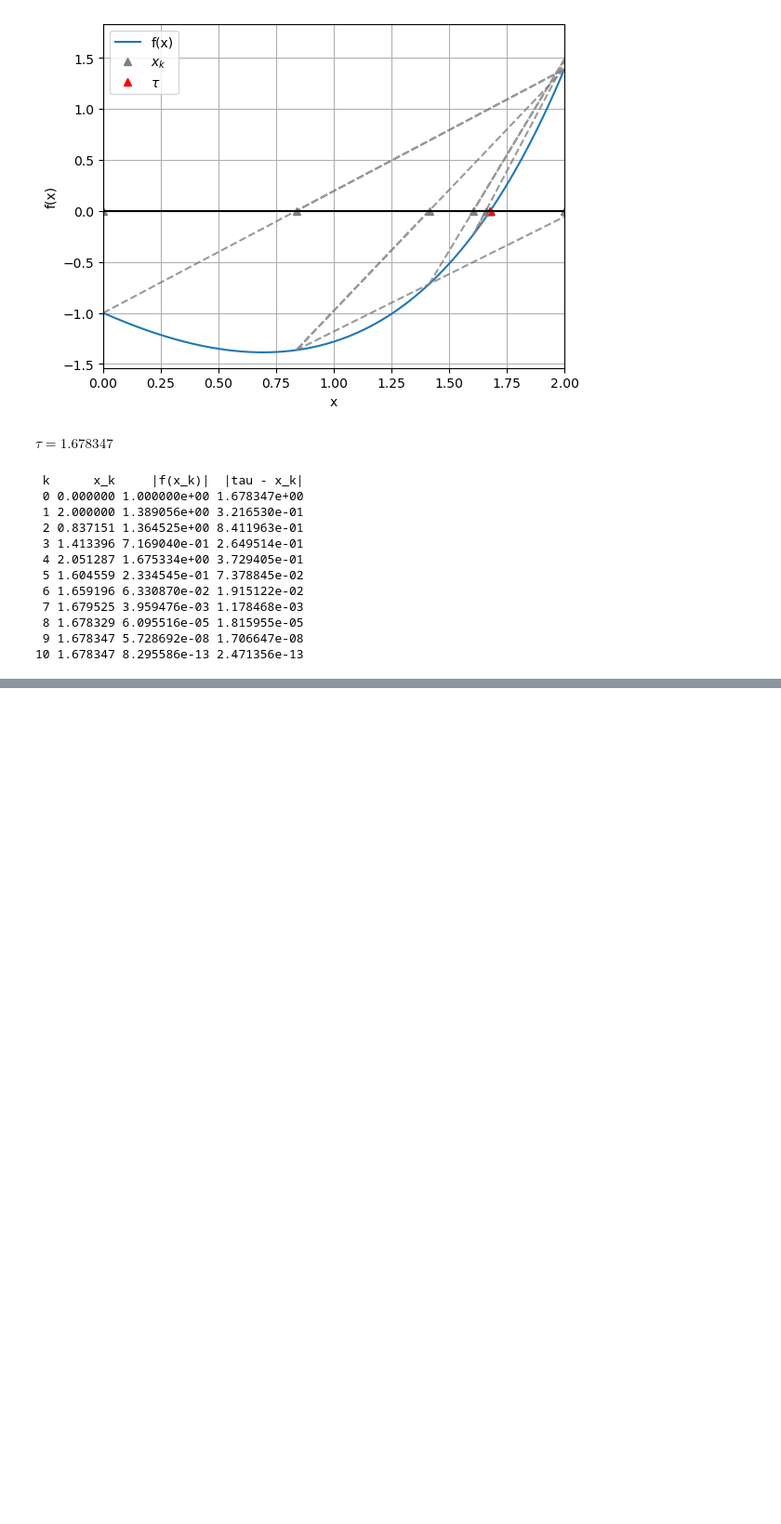
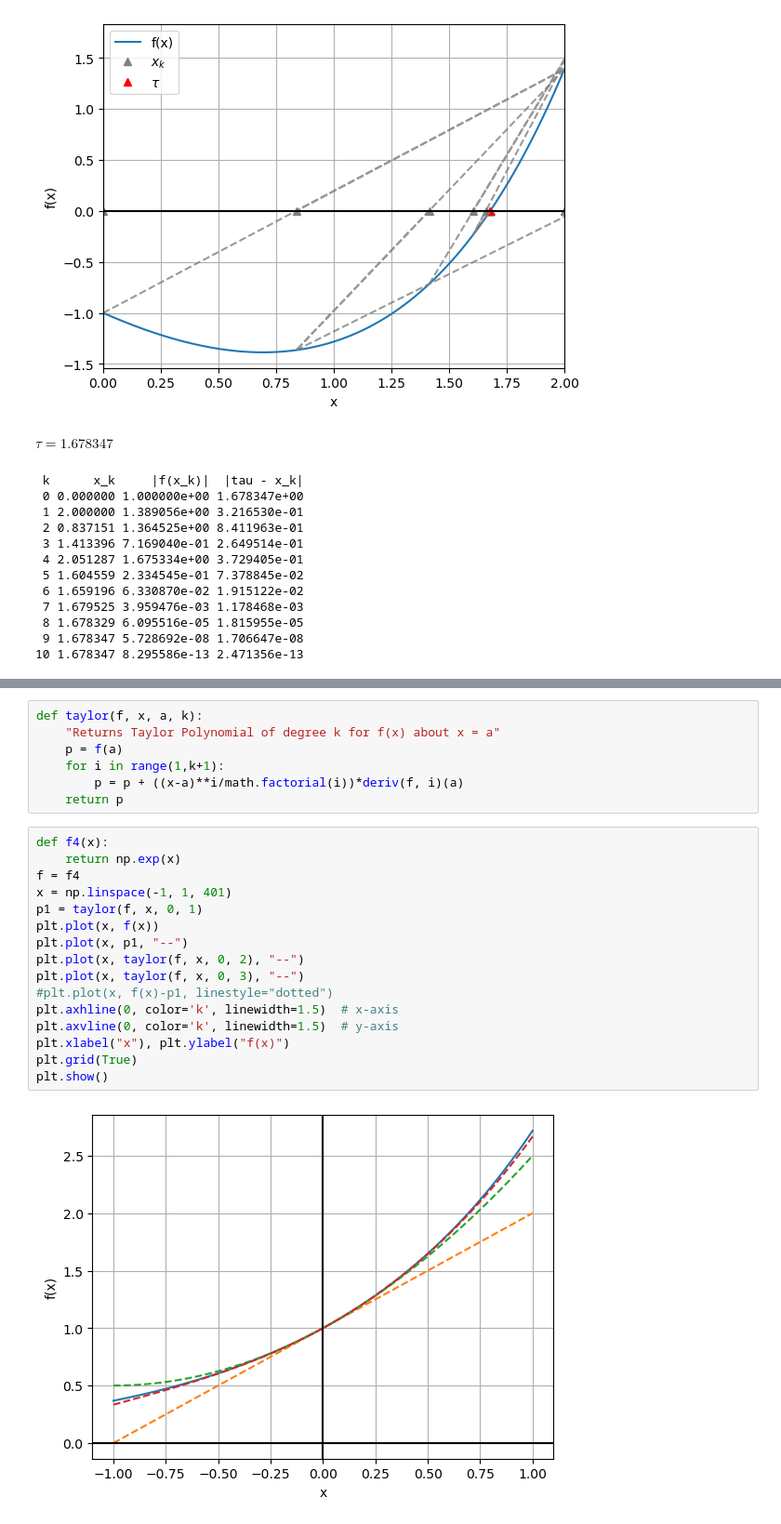
Before and after one commit to CaoimheMannion/Maths, a Jupyter notebook: MA385.ipynb, the cells around one changed output, grey strips where cells are left out. Shown at 93% size. Saved outputs shown, nothing was run; the diff lists cells and outputs as text; blank space fills up the shorter version.

Commit message:
taylors series

```diff
--- a/MA385.ipynb
+++ b/MA385.ipynb
@@ -242,0 +277,25 @@ $\tau = 1.678347$
+# %%
+def taylor(f, x, a, k):
+    "Returns Taylor Polynomial of degree k for f(x) about x = a"
+    p = f(a)
+    for i in range(1,k+1):
+        p = p + ((x-a)**i/math.factorial(i))*deriv(f, i)(a)
+    return p
+# %%
+def f4(x):
+    return np.exp(x)
+f = f4
+x = np.linspace(-1, 1, 401)
+p1 = taylor(f, x, 0, 1)
+plt.plot(x, f(x))
+plt.plot(x, p1, "--")
+plt.plot(x, taylor(f, x, 0, 2), "--")
+plt.plot(x, taylor(f, x, 0, 3), "--")
+#plt.plot(x, f(x)-p1, linestyle="dotted")
+plt.axhline(0, color='k', linewidth=1.5)  # x-axis
+plt.axvline(0, color='k', linewidth=1.5)  # y-axis
+plt.xlabel("x"), plt.ylabel("f(x)")
+plt.grid(True)
+plt.show()
+# %% [output]
+[figure, added]
```
Also changed, not shown: parts of 8 cells of this notebook.
